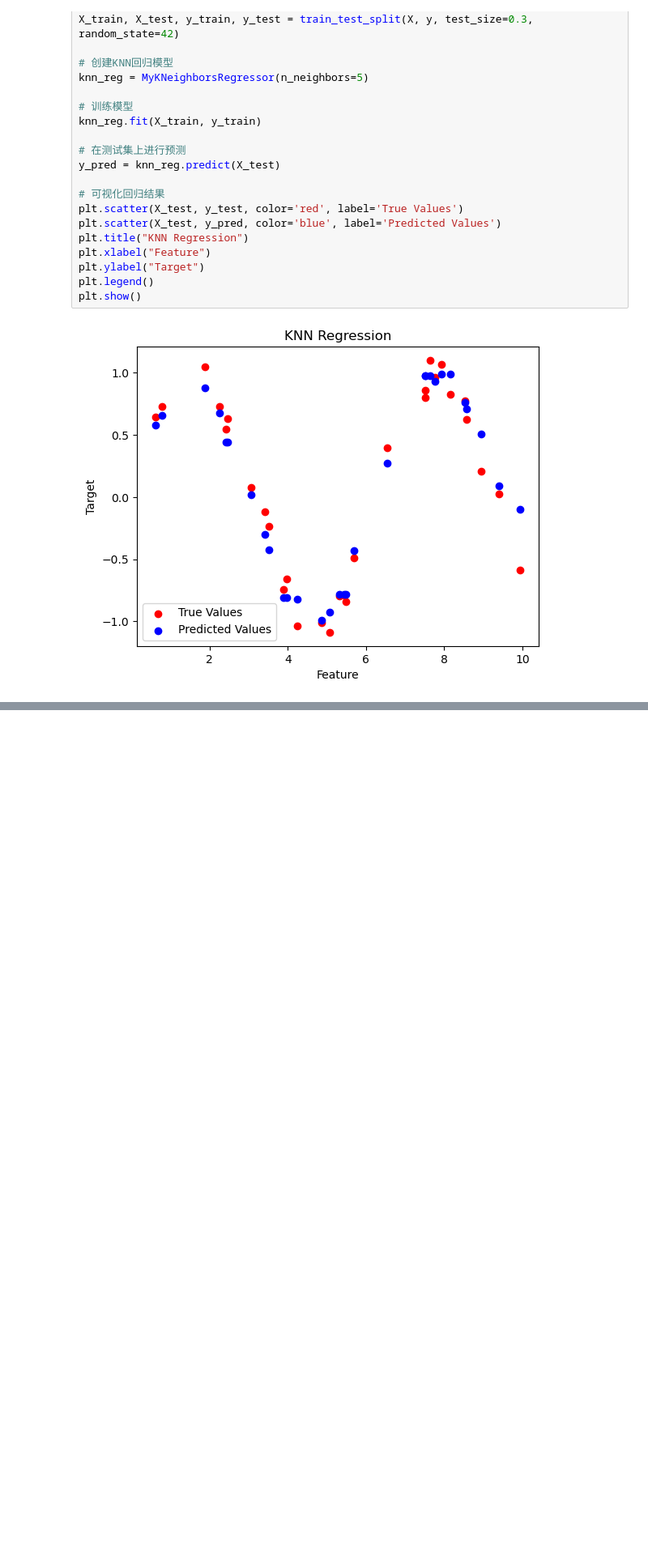
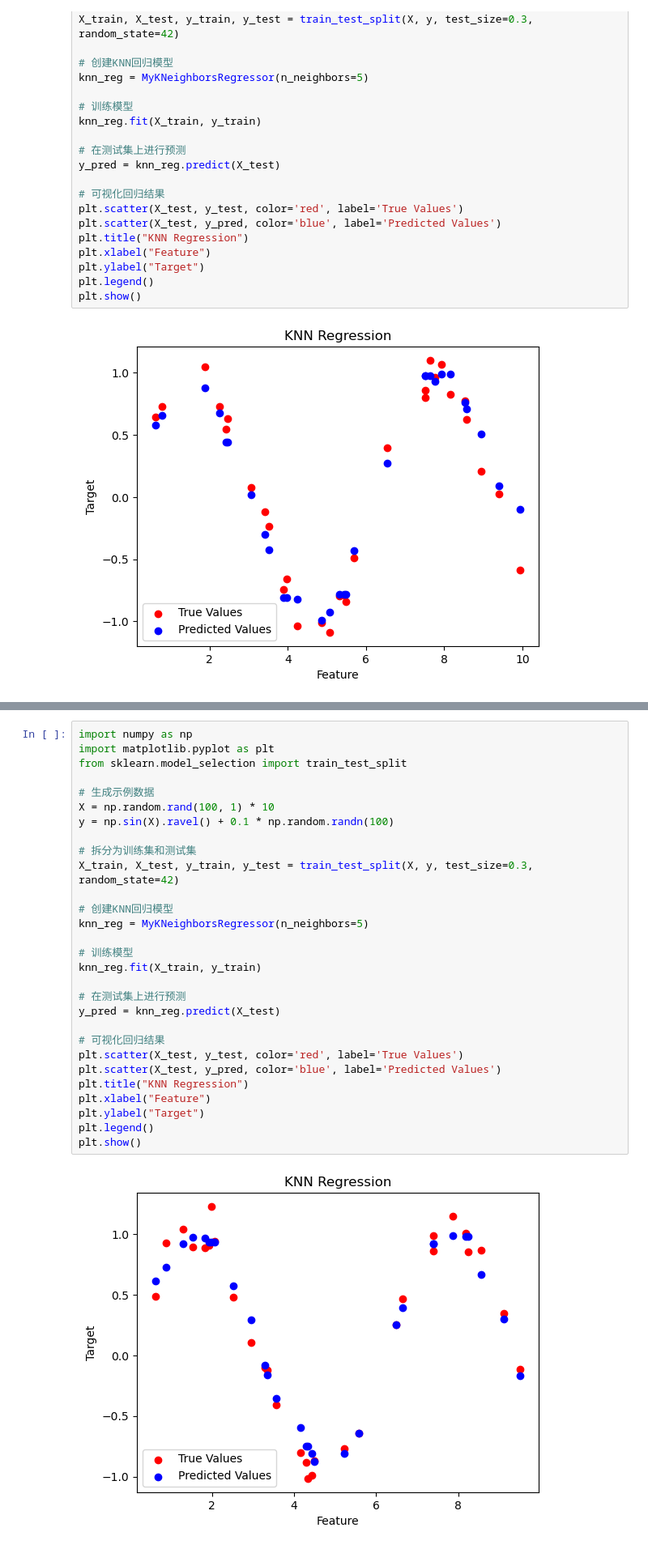
Before and after one commit to MoleSir/lumen, a Jupyter notebook: lumen-ml/python/ch08_k近邻算法.ipynb, the cells around one changed output, grey strips where cells are left out. Shown at 81% size. Saved outputs shown, nothing was run; the diff lists cells and outputs as text; blank space fills up the shorter version.

```diff
--- a/lumen-ml/python/ch08_k近邻算法.ipynb
+++ b/lumen-ml/python/ch08_k近邻算法.ipynb
@@ -250,0 +280,31 @@ plt.show()
+# %%
+import numpy as np
+import matplotlib.pyplot as plt
+from sklearn.model_selection import train_test_split
+
+# 生成示例数据
+X = np.random.rand(100, 1) * 10
+y = np.sin(X).ravel() + 0.1 * np.random.randn(100)
+
+# 拆分为训练集和测试集
+X_train, X_test, y_train, y_test = train_test_split(X, y, test_size=0.3, random_state=42)
+
+# 创建KNN回归模型
+knn_reg = MyKNeighborsRegressor(n_neighbors=5)
+
+# 训练模型
+knn_reg.fit(X_train, y_train)
+
+# 在测试集上进行预测
+y_pred = knn_reg.predict(X_test)
+
+# 可视化回归结果
+plt.scatter(X_test, y_test, color='red', label='True Values')
+plt.scatter(X_test, y_pred, color='blue', label='Predicted Values')
+plt.title("KNN Regression")
+plt.xlabel("Feature")
+plt.ylabel("Target")
+plt.legend()
+plt.show()
+# %% [output]
+[figure, added]
```
Also changed, not shown: parts of 1 cell of this notebook, 45 other files.
